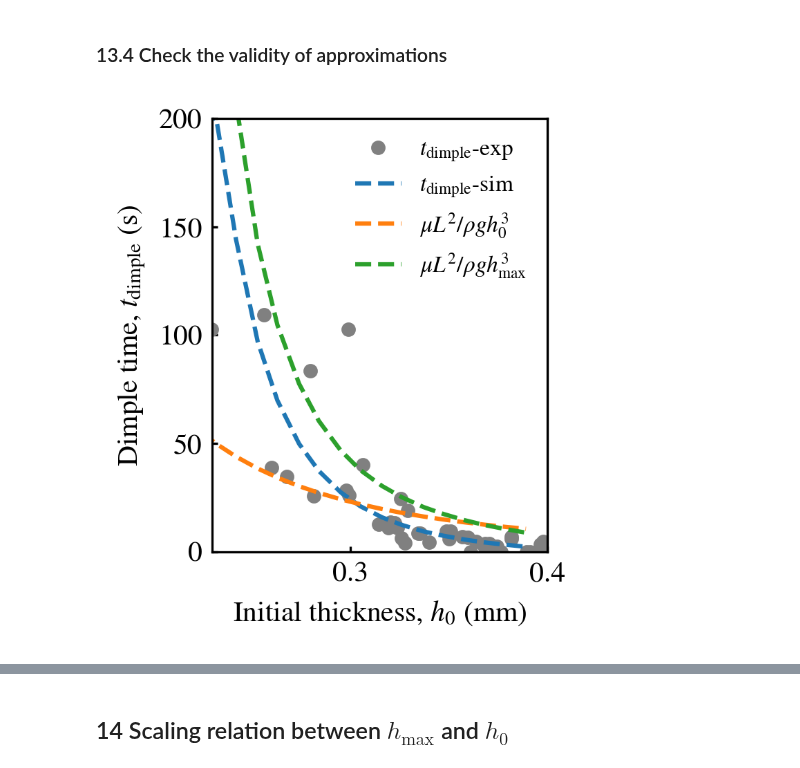
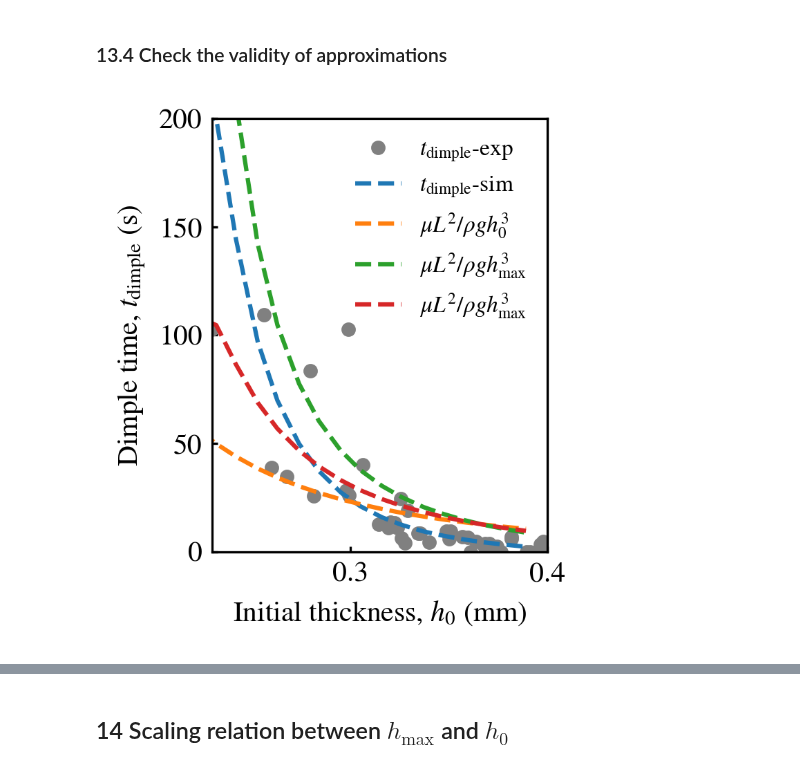
Before and after one commit to ZLoverty/WPM, a Jupyter notebook: Code/Response_to_reviewers.ipynb, the cells around one changed output, grey strips where cells are left out. Saved outputs shown, nothing was run; the diff lists cells and outputs as text; code cells hidden in the pictures.

```diff
--- a/Code/Response_to_reviewers.ipynb
+++ b/Code/Response_to_reviewers.ipynb
@@ -1265,6 +1268,7 @@ Pg = []
 Pc = []
 hmin_list = []
 hmax_list = []
+Vm_list = []
 for num, i in dimple.iterrows():
     filename = f"mu_{i.mu:.2e}_sigma_{i.sigma:.2e}_h0_{i.h0:.2e}_L_{i.L:.2e}.csv"
     df_dimple = pd.read_csv(os.path.join(folder, "dimple_detection", filename))
@@ -1274,20 +1278,28 @@ for num, i in dimple.iterrows():
         pc = np.nan
         hmin = np.nan
         hmax = np.nan
+        Vm = np.nan
     else:
         df_dimple = df_dimple.loc[np.argmin(np.abs(df_dimple.t-i.t))]
         pg = rho * g * (df_dimple.maxima-df_dimple.minima) * 1e-3
         pc = i.sigma * df_dimple.curvature_minima * 1e3
         hmin = df_dimple.minima
         hmax = df_dimple.maxima
+        h = df.iloc[:int(df_dimple.minima_index), np.argmin(np.abs(df.columns.astype(float)-i.t))]
+        Vm = integrate.trapezoid(h-i.h0*1e3, x=h.index)
     Pg.append(pg)
     Pc.append(pc)
     hmin_list.append(hmin)
     hmax_list.append(hmax)
+    Vm_list.append(Vm)
-# %%
-pressure = pd.DataFrame({"h0": dimple.h0*1e3, "L": dimple.L*1e3, "Pg": Pg, "Pc": Pc, "hmin": hmin_list, "hmax": hmax_list})
-# %%
-pressure.sort_values(by=["h0", "L"], inplace=True)
+# %%
+dimple["Pg"] = Pg
+dimple["Pc"] = Pc
+dimple["hmin"] = hmin_list
+dimple["hmax"] = hmax_list
+dimple["Vm"] = Vm_list
+# save the updated dimple data
+dimple.to_csv(os.path.join(folder, "dimple_detection", "dimple_time.csv"), index=False)
 # %% [markdown]
 ### 13.2 Pressure contribution PD
 # %%
@@ -1331,26 +1343,28 @@ fig.savefig("hmax_h0.svg")
 # %%
 # check approx1 and approx2
 folder = os.path.join(base_folder, "Research projects", "WPM", "Data")
 exp = pd.read_csv(os.path.join(folder, "dimple_time_height_experiment.csv"))
 exp = exp.loc[exp["liquid"] == "beet"]
 g = pd.concat([dimple[["mu", "sigma", "t"]], pressure], axis=1)  # use the pressure dataframe we calculated above
 g = g.loc[g.L==24.7]
 g = g.loc[~np.isnan(g.t)]
 approx1 = g["mu"] * g["L"]**2 / g["h0"]**3 / 1e3 / 9.8 * 1e3
 approx2 = g["mu"] * g["L"]**2 / g["hmax"]**3 / 1e3 / 9.8 * 1e3
+approx3 = g["mu"] * g["L"]**2 / ((g["hmax"]+g["h0"])/2)**3 / 1e3 / 9.8 * 1e3
 
 fig, ax = plt.subplots(figsize=(2.5, 2.8), dpi=300)
 ax.plot(exp["h0ext"], exp["t"], "o", label="$t_\mathrm{dimple}$-exp", markersize=4, color="gray")
 ax.plot(g["h0"], g["t"], ls="--", label="$t_\mathrm{dimple}$-sim", mfc="none", markersize=4, color=bestcolor(0))
 ax.plot(g["h0"], approx1, ls="--", label="$\mu L^2/\\rho g h_0^3$", color=bestcolor(1))
 ax.plot(g["h0"], approx2, ls="--", label="$\mu L^2/\\rho g h_\mathrm{max}^3$", color=bestcolor(2))
+ax.plot(g["h0"], approx3, ls="--", label="$\mu L^2/\\rho g h_\mathrm{max}^3$", color=bestcolor(3))
 # plt.plot(g["h0"]*1e3, tau2, "o")
 ax.legend(fontsize=8, frameon=False, loc="upper right")
 ax.set_xlabel("Initial thickness, $h_0$ (mm)")
 ax.set_ylabel("Dimple time, $t_\mathrm{dimple}$ (s)")
 ax.set_xlim([0.23, .4])
 ax.set_ylim([0, 200])
 plt.tight_layout()
 fig.savefig("approximation_check.svg")
 # %% [output]
-[figure, old version]
+[figure, new version]
```
Also changed, not shown: parts of 19 cells of this notebook, 3 other files.
